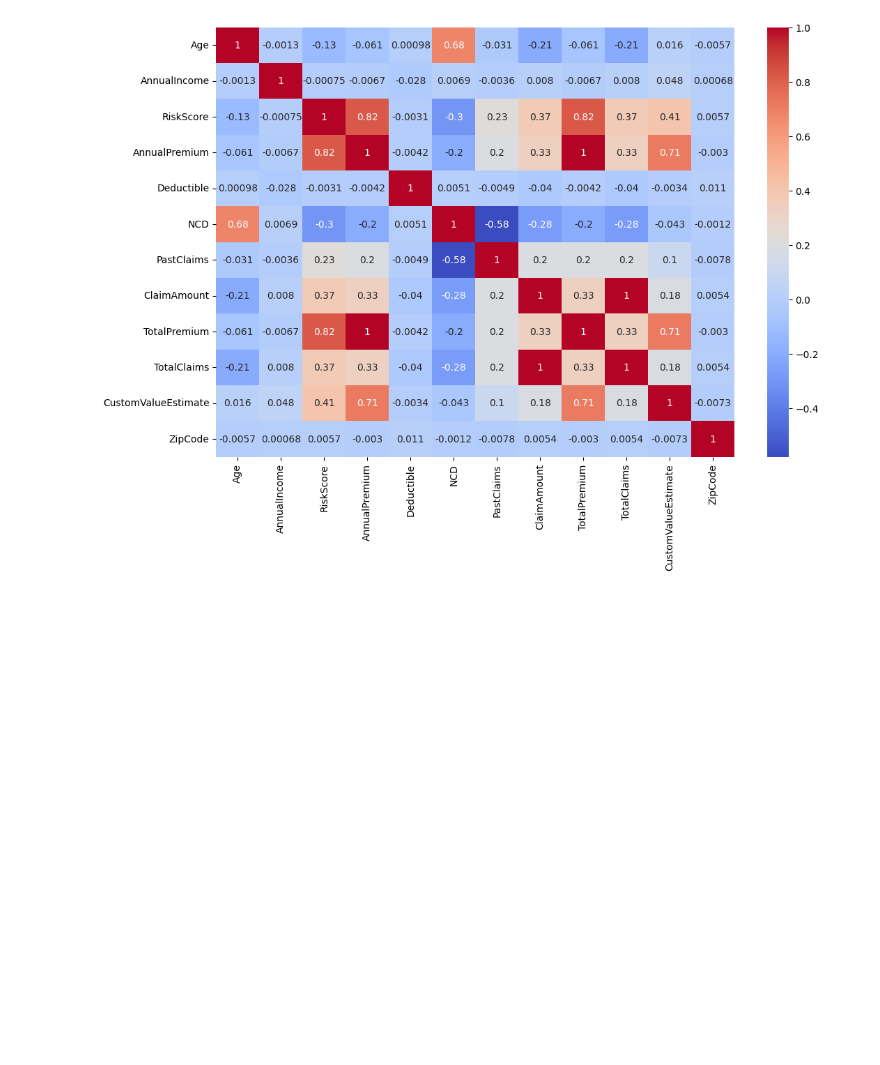
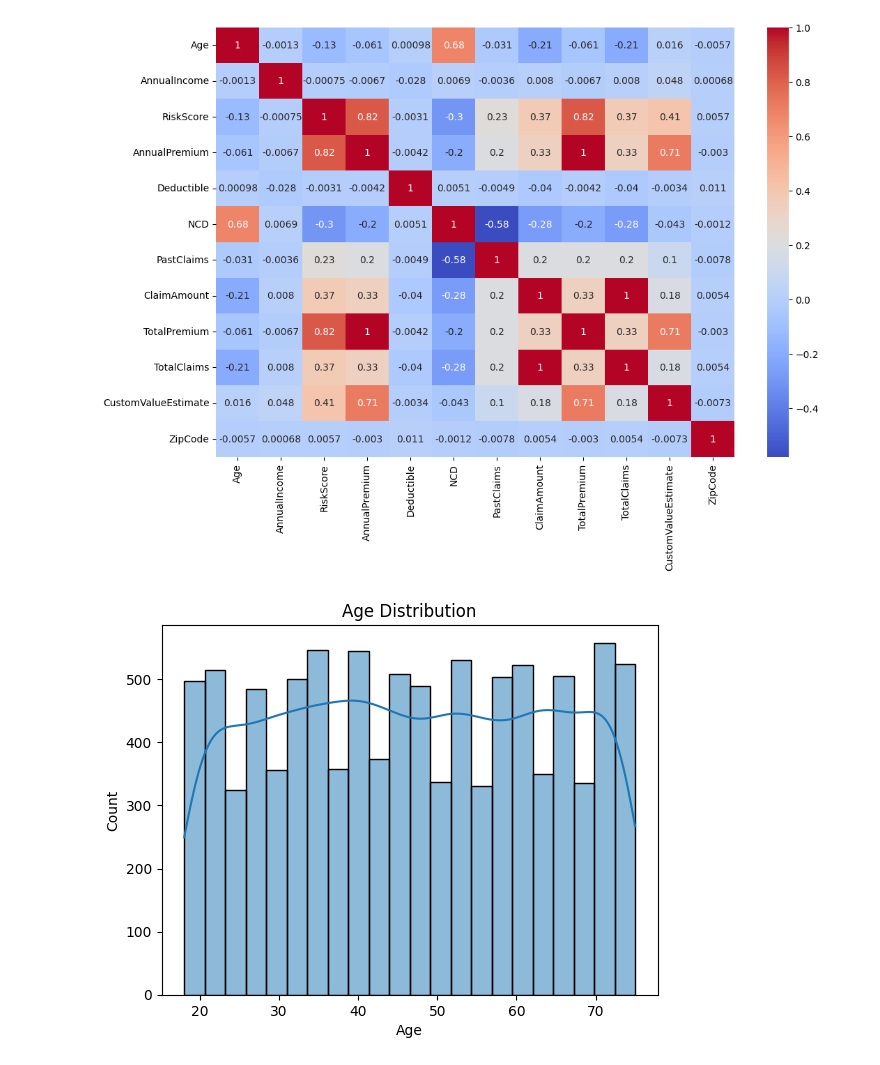
Before and after one commit to MisganaMessay/insurance-risk-analytics, a Jupyter notebook: notebooks/01_eda.ipynb, the cells around one changed output. Saved outputs shown, nothing was run; the diff lists cells and outputs as text; code cells hidden in the pictures; blank space fills up the shorter version.

Commit message:
Add exploratory data analysis visualizations

```diff
--- a/notebooks/01_eda.ipynb
+++ b/notebooks/01_eda.ipynb
@@ -92,3 +97,9 @@ sns.heatmap(numeric_df.corr(), annot=True, cmap="coolwarm")
 plt.show()
 # %% [output]
 [figure]
+# %%
+sns.histplot(df["Age"], kde=True)
+plt.title("Age Distribution")
+plt.show()
+# %% [output]
+[figure, added]
```
Also changed, not shown: parts of 12 cells of this notebook, 1 other file.
